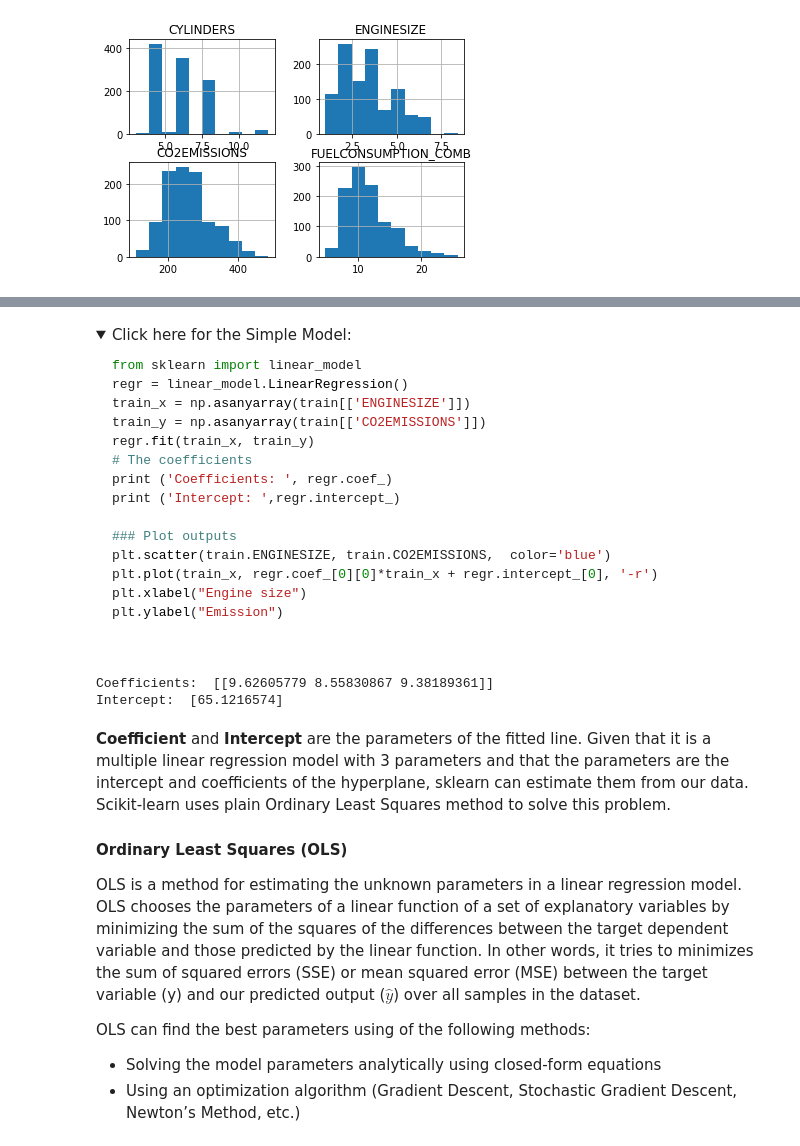
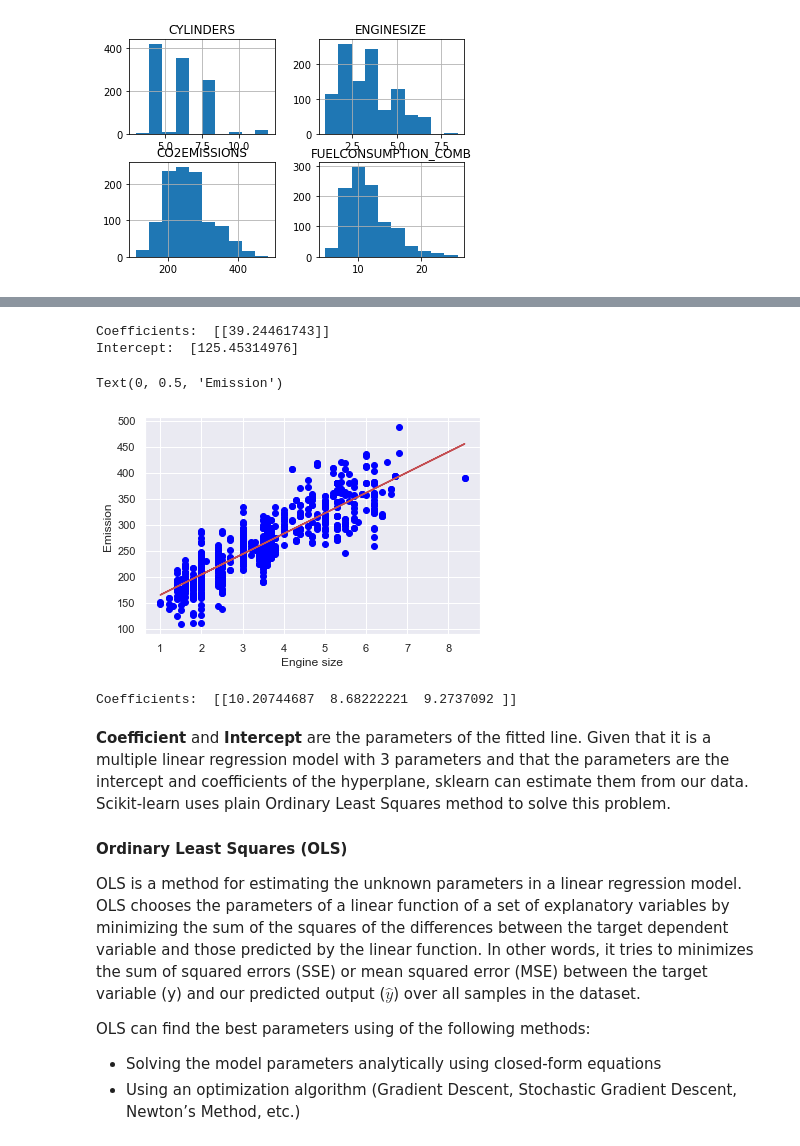
Before and after one commit to khdizon/ML_Files_KD, a Jupyter notebook: ML_Regression-LinearR.ipynb, the cells around one changed output, grey strips where cells are left out. Saved outputs shown, nothing was run; the diff lists cells and outputs as text; code cells hidden in the pictures; folded sections open.

````diff
--- a/ML_Regression-LinearR.ipynb
+++ b/ML_Regression-LinearR.ipynb
@@ -169,0 +236,3 @@ _______
+# %%
+# Simple LR
+slr = linear_model.LinearRegression()
@@ -182,37 +245,36 @@ plt.show()
-# %% [markdown]
-<details><summary>Click here for the Simple Model:</summary>
-
-```python
-from sklearn import linear_model
-regr = linear_model.LinearRegression()
-train_x = np.asanyarray(train[['ENGINESIZE']])
-train_y = np.asanyarray(train[['CO2EMISSIONS']])
-regr.fit(train_x, train_y)
-# The coefficients
-print ('Coefficients: ', regr.coef_)
-print ('Intercept: ',regr.intercept_)
-
-### Plot outputs
-plt.scatter(train.ENGINESIZE, train.CO2EMISSIONS,  color='blue')
-plt.plot(train_x, regr.coef_[0][0]*train_x + regr.intercept_[0], '-r')
-plt.xlabel("Engine size")
-plt.ylabel("Emission")
-
-```
-
-</details>
-# %%
-from sklearn import linear_model
-regr = linear_model.LinearRegression()
-x = np.asanyarray(train[['ENGINESIZE','CYLINDERS','FUELCONSUMPTION_COMB']])
-y = np.asanyarray(train[['CO2EMISSIONS']])
-regr.fit (x, y)
-# The coefficients
-print ('Coefficients: ', regr.coef_)
-print ('Intercept: ',regr.intercept_)
-# %% [output]
-Coefficients:  [[9.62605779 8.55830867 9.38189361]]
-Intercept:  [65.1216574]
+# %%
+# SLR
+train_x = np.asanyarray(train[['ENGINESIZE']])
+train_y = np.asanyarray(train[['CO2EMISSIONS']])
+slr.fit(train_x, train_y)
+
+# The coefficients
+print ('Coefficients: ', slr.coef_)
+print ('Intercept: ', slr.intercept_)
+# %% [output]
+Coefficients:  [[39.24461743]]
+Intercept:  [125.45314976]
+# %%
+# SLR
+# Plot outputs
+plt.scatter(train.ENGINESIZE, train.CO2EMISSIONS,  color='blue')
+plt.plot(train_x, slr.coef_[0][0]*train_x + slr.intercept_[0], '-r')
+plt.xlabel("Engine size")
+plt.ylabel("Emission")
+# We can plot the fit line over the data.
+# %% [output]
+Text(0, 0.5, 'Emission')
+[figure, added]
+# %%
+# MLR
+x = np.asanyarray(train[['ENGINESIZE','CYLINDERS','FUELCONSUMPTION_COMB']])
+y = np.asanyarray(train[['CO2EMISSIONS']])
+mlr.fit (x, y)
+
+# The coefficients
+print ('Coefficients: ', mlr.coef_)
+# %% [output]
+Coefficients:  [[10.20744687  8.68222221  9.2737092 ]]
 # %% [markdown]
 __Coefficient__ and __Intercept__  are the parameters of the fitted line.
 Given that it is a multiple linear regression model with 3 parameters and that the parameters are the intercept and coefficients of the hyperplane, sklearn can estimate them from our data. Scikit-learn uses plain Ordinary Least Squares method to solve this problem.
````
Also changed, not shown: parts of 27 cells of this notebook.
